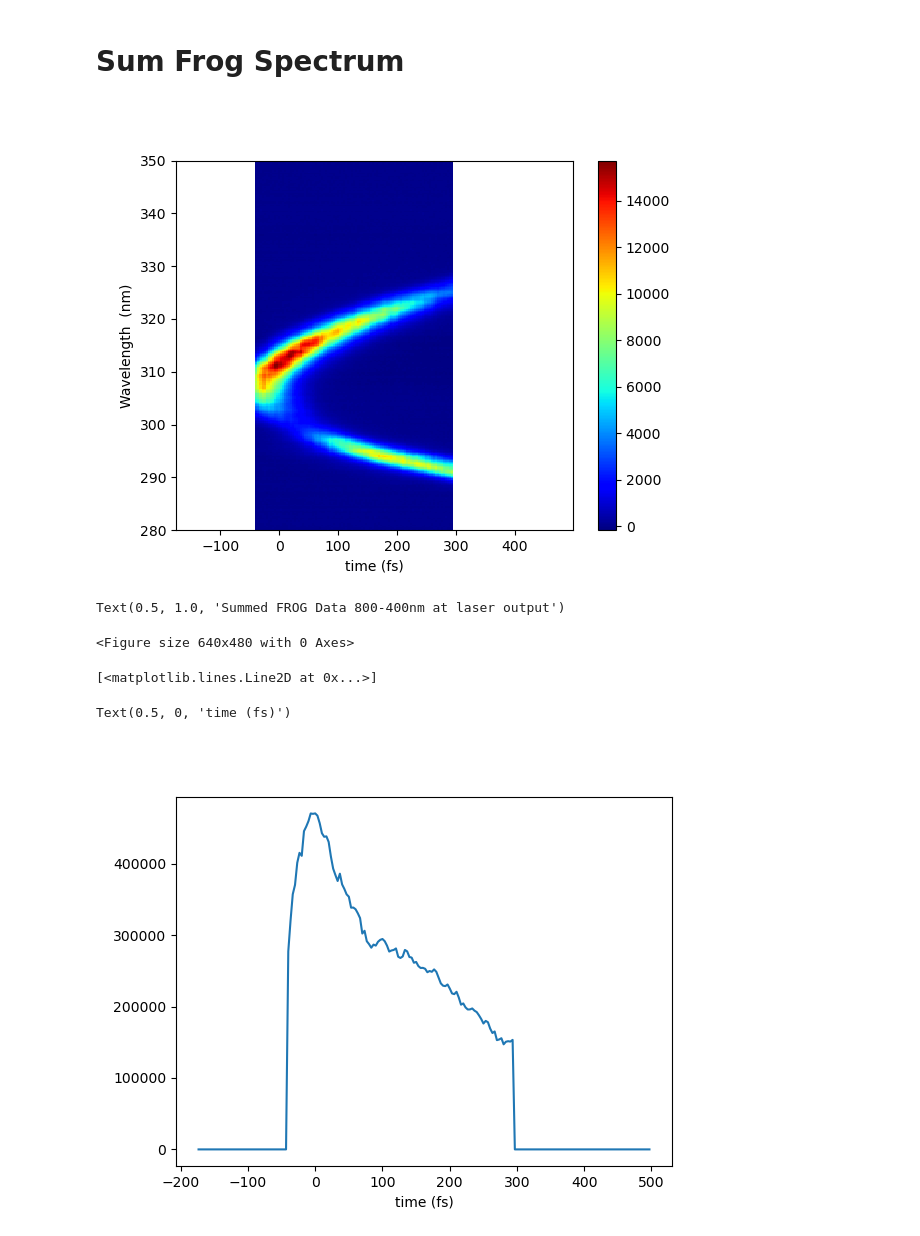
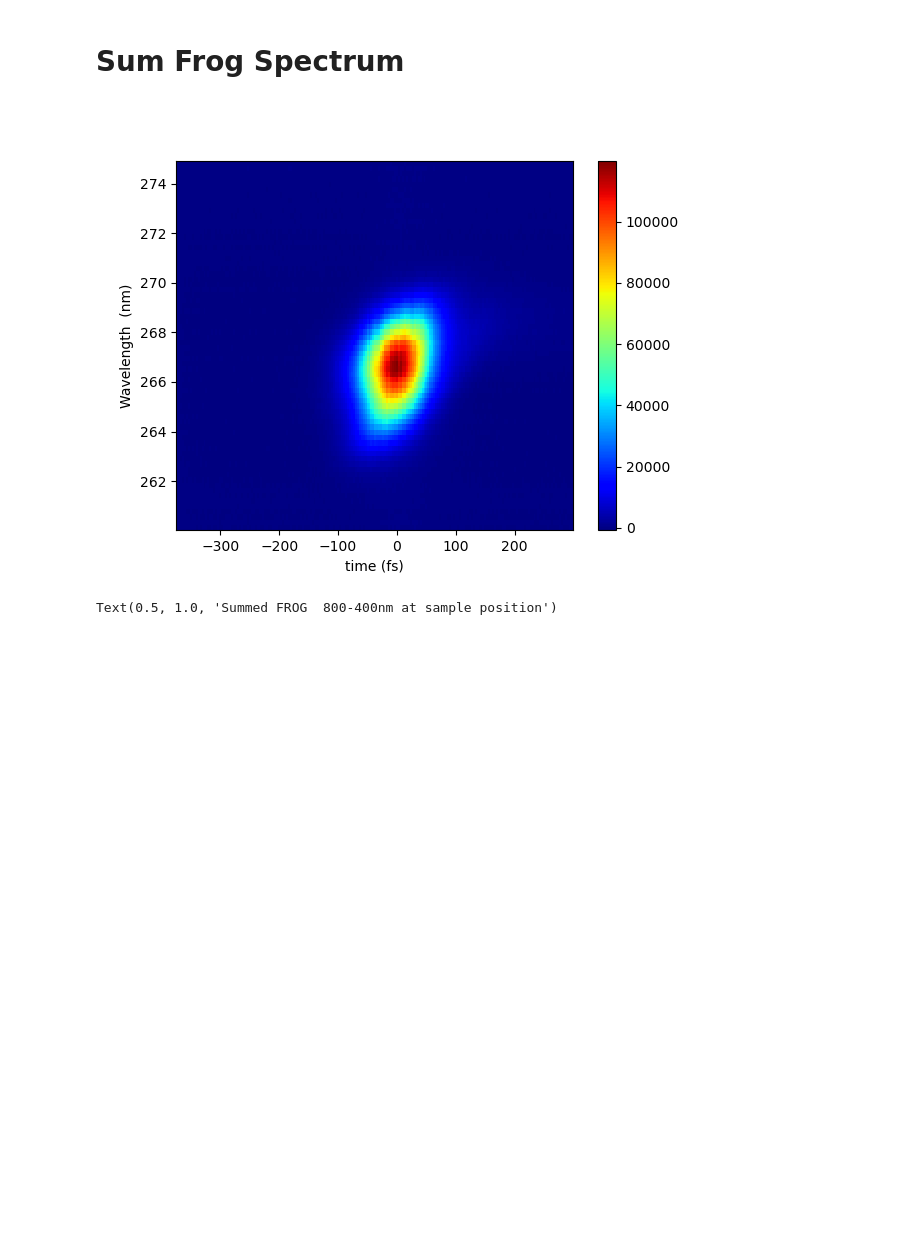
Before and after one commit to SchlauCohenLab/Arthur-s-code-, a Jupyter notebook: Data_Analysis/Frog_Analysis.ipynb, the cells around one changed output. Drawn from its saved outputs; the diff is of its cells as text; code cells hidden in the pictures; blank space fills up the shorter version.

```diff
--- a/Data_Analysis/Frog_Analysis.ipynb
+++ b/Data_Analysis/Frog_Analysis.ipynb
@@ -111,47 +128,41 @@ Text(0.5, 0, 'time (fs)')
 # Sum Frog Spectrum
 # %%
 # Define the parent folder where the FROG subfolders are located
-parent_folder = r'/Users/vard/Documents/FROG/250304_800_WL/Prism_position4'  # Change to your parent folder path
-WLLims = [280,350]  # Region where you see the FROG signal
+parent_folder = r'/Users/vard/Documents/FROG/250303_400_800nm/Prism_0p75_final'  # Change to your parent folder path
+WLLims = [260,275]  # Region where you see the FROG signal
 pulse_length = 0
 
 # Initialize a variable to hold the sum of all the FROG spectrums
 total_frog_data = None
 
 # Iterate over the subfolders in the parent folder
 for subfolder in os.listdir(parent_folder):
     subfolder_path = os.path.join(parent_folder, subfolder)
     if os.path.isdir(subfolder_path):
         # Load data for each FROG file in the subfolder
         data = load_data(subfolder_path)
         data = data.sel(wl=slice(WLLims[0], WLLims[1]))  # Slice the data for the desired wavelength range
         if total_frog_data is None:
             total_frog_data = data
         else:
-            # Interpolate data to match the coordinates of total_frog_data
-            data = data.interp_like(total_frog_data, method="linear")
-            # Sum the spectrums across different FROG files
-            total_frog_data += data
-
+            # Check if coordinates match
+            if np.array_equal(data['wl'].values, total_frog_data['wl'].values) and \
+                np.array_equal(data['time'].values, total_frog_data['time'].values):
+                # Coordinates match, no need to interpolate
+                total_frog_data += data
+            else:
+                # Interpolate data to match the coordinates of total_frog_data
+                data = data.interp_like(total_frog_data, method="linear")
+                total_frog_data += data
 # Now calculate the pulse length and plot the sum of the spectrums
 x0 = total_frog_data['time'][total_frog_data.sum(dim='wl').argmax()].values  # Position of where the Frog is centered
 total_frog_data['time'] = ((total_frog_data['time'].values - x0) / c) * 2  # Multiply by 2 as moving the stage changes the distance two times (in and out)
 
 
 
 # Plot the heatmap of the summed FROG data
 heatmap(total_frog_data, pulse_length , _show_Length=False)
-plt.title("Summed FROG Data 800-400nm at laser output")
-plt.figure()
-
-# Plot the sum of the spectrums
-total_frog_data.sum(dim='wl').plot()
-plt.xlabel('time (fs)')
-plt.show()
+plt.title("Summed FROG  800-400nm at sample position")
 # %% [output]
-[figure, old version]
+[figure, new version]
-Text(0.5, 1.0, 'Summed FROG Data 800-400nm at laser output')
+Text(0.5, 1.0, 'Summed FROG  800-400nm at sample position')
-<Figure size 640x480 with 0 Axes>
-[<matplotlib.lines.Line2D at 0x...>]
-Text(0.5, 0, 'time (fs)')
-[figure, removed]
```
Also changed, not shown: parts of 5 cells of this notebook.
